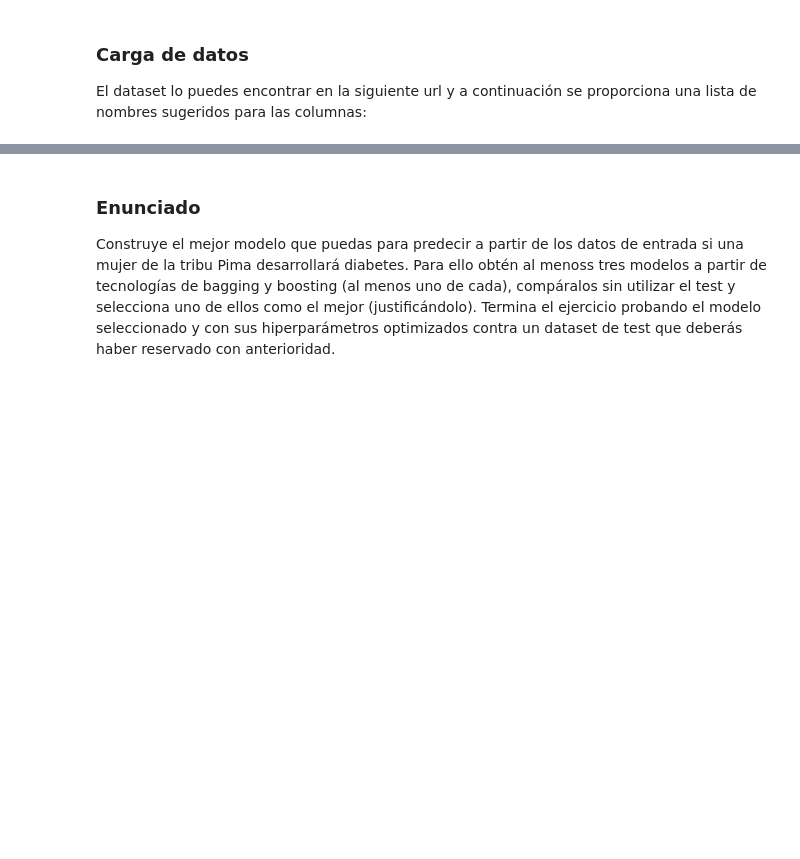
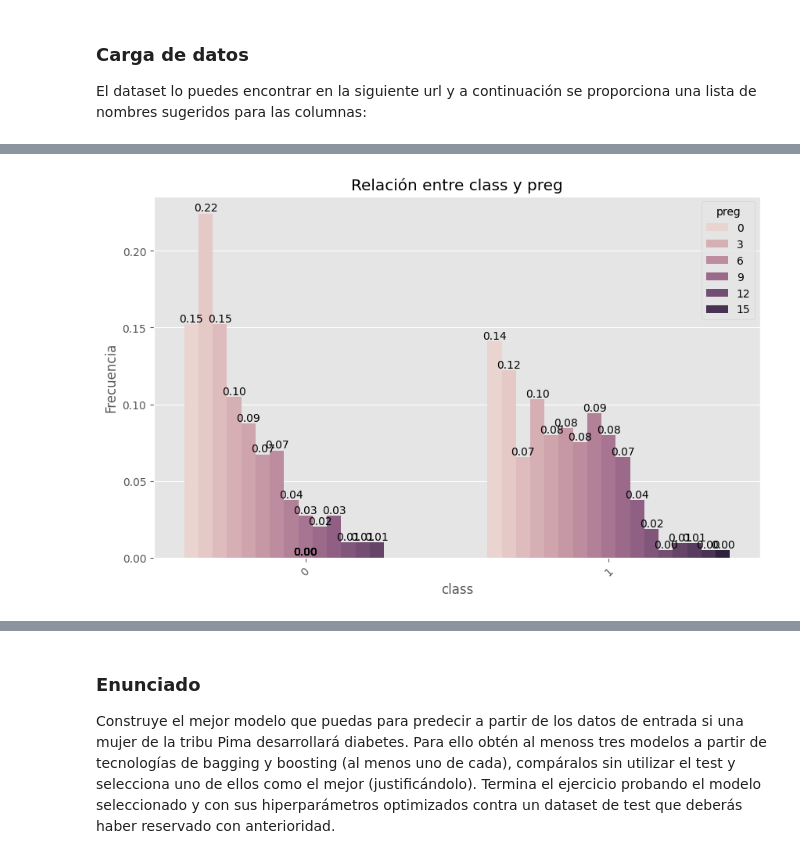
Before and after one commit to Fredmulato93/ONLINE_DS_THEBRIDGE_FRED_MULATO_93, a Jupyter notebook: 04_Machine_Learning/Sprint_11/Unidad_02/Practica_Obligatoria/18_Practica_Obligatoria_Ensamblado_de_modelos.ipynb, the cells around one changed output, grey strips where cells are left out. Drawn from its saved outputs; the diff is of its cells as text; code cells hidden in the pictures; blank space fills up the shorter version.

```diff
--- a/04_Machine_Learning/Sprint_11/Unidad_02/Practica_Obligatoria/18_Practica_Obligatoria_Ensamblado_de_modelos.ipynb
+++ b/04_Machine_Learning/Sprint_11/Unidad_02/Practica_Obligatoria/18_Practica_Obligatoria_Ensamblado_de_modelos.ipynb
@@ -59,0 +132,4 @@ NameError: name 'df' is not defined
+# %%
+bt.plot_categorical_relationship_fin(train_set, target, "preg", relative_freq= True, show_values = True)
+# %% [output]
+[figure, added]
```
Also changed, not shown: parts of 22 cells of this notebook, 6 other files.
